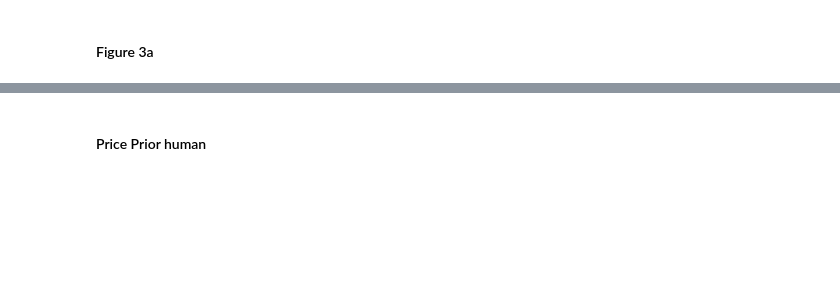
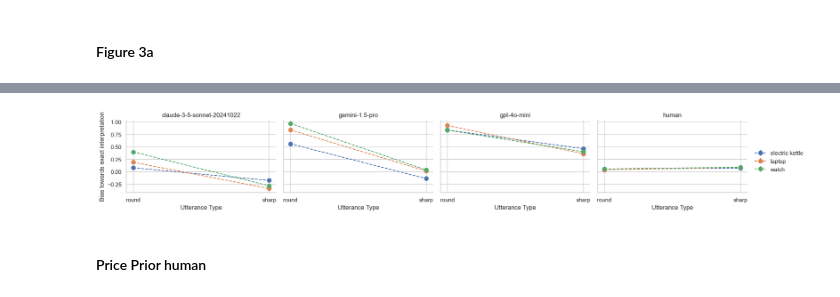
Before and after one commit to polina-tsvilodub/number_interpretation, a Jupyter notebook: code/analysis/plot_generation.ipynb, the cells around one changed output, grey strips where cells are left out. Saved outputs shown, nothing was run; the diff lists cells and outputs as text; code cells hidden in the pictures; blank space fills up the shorter version.

```diff
--- a/code/analysis/plot_generation.ipynb
+++ b/code/analysis/plot_generation.ipynb
@@ -1434,0 +631,18 @@ plt.show()
+# %%
+# get human data
+df_experiment1a["utterance_type"] = df_experiment1a["utterance"].apply(lambda x: "round" if x % 10 == 0 else "sharp")
+df_experiment1a_exact_interpretations = df_experiment1a[df_experiment1a["state"] == df_experiment1a["utterance"]]
+print(len(df_experiment1a_exact_interpretations))
+# get fuzzy interpretations and average over the states for each utterance
+df_experiment1a_fuzzy_interpretations = df_experiment1a[(df_experiment1a["state"] != df_experiment1a["utterance"]) & (abs(df_experiment1a["state"] - df_experiment1a["utterance"]) < 10)].groupby(["workerID", "domain", "utterance", "utterance_type"]).agg({"stateProb": "mean"}).reset_index()
+print(len(df_experiment1a_fuzzy_interpretations))
+# combine
+df_experiment1a_exact_interpretations = df_experiment1a_exact_interpretations.rename(columns={"stateProb": "exact_probability"})
+# join the exact and fuzzy interpretations by model, run, temperature, item, utterance, and utterance_type
+df_experiment1a_fuzzy_interpretations = df_experiment1a_fuzzy_interpretations.rename(columns={"stateProb": "fuzzy_probability"})
+df_experiment1a_halo = df_experiment1a_exact_interpretations.merge(df_experiment1a_fuzzy_interpretations, on=["workerID", "domain", "utterance", "utterance_type"], how="inner")
+df_experiment1a_halo["halo_probability"] = df_experiment1a_halo["exact_probability"] - df_experiment1a_halo["fuzzy_probability"]
+# avergae over participants
+df_experiment1a_halo_grouped = df_experiment1a_halo.groupby(["domain", "utterance", "utterance_type"]).agg(halo_probability_mean=("halo_probability", "mean"), std_error=("halo_probability", std_error)).reset_index()
+df_experiment1a_halo_grouped["model"] = "human"
+df_experiment1a_halo_grouped = df_experiment1a_halo_grouped.rename(columns={"domain": "item", "utterance": "uttered_price"})
@@ -1434,0 +652,4 @@ plt.show()
+# %%
+# aggregate across runs
+df_1b_halo_agg = df_1b_halo.groupby(["model", "temperature", "item", "uttered_price", "utterance_type"]).agg(halo_probability_mean=("halo_probability", "mean"), std_error=("halo_probability", std_error)).reset_index()
+df_1b_halo_agg
@@ -1434,0 +670,7 @@ plt.show()
+# %%
+# combine
+df_halo = pd.concat([df_1b_halo_agg, df_experiment1a_halo_grouped])
+print(df_halo['model'].unique())
+# group by utterance type
+df_halo_agg = df_halo.groupby(["model", "item", "utterance_type"]).agg(halo_probability_mean=("halo_probability_mean", "mean"), std_error=("std_error", "mean")).reset_index()
+df_halo_agg
@@ -1435,3 +696,20 @@ plt.show()
+# %%
+# Set up the facet grid
+sns.set(style="whitegrid")
+g = sns.FacetGrid(df_halo_agg, col="model", hue="item", sharey=True, sharex=True, aspect=1.5)
+
+# Plot the data
+g.map(plt.errorbar, "utterance_type", "halo_probability_mean", "std_error", fmt="o", linestyle="--", markersize=8)
+
+# Customize the appearance
+g.set_axis_labels("Utterance Type", "Bias towards exact interpretation")
+g.set_titles("{col_name}")
+g.add_legend(title="")
+
+# Show the plot
+plt.show()
+# %% [output]
+[figure, added]
 # %% [markdown]
 #### Price Prior human
 # %%
```
Also changed, not shown: parts of 80 cells of this notebook, 2 other files.
